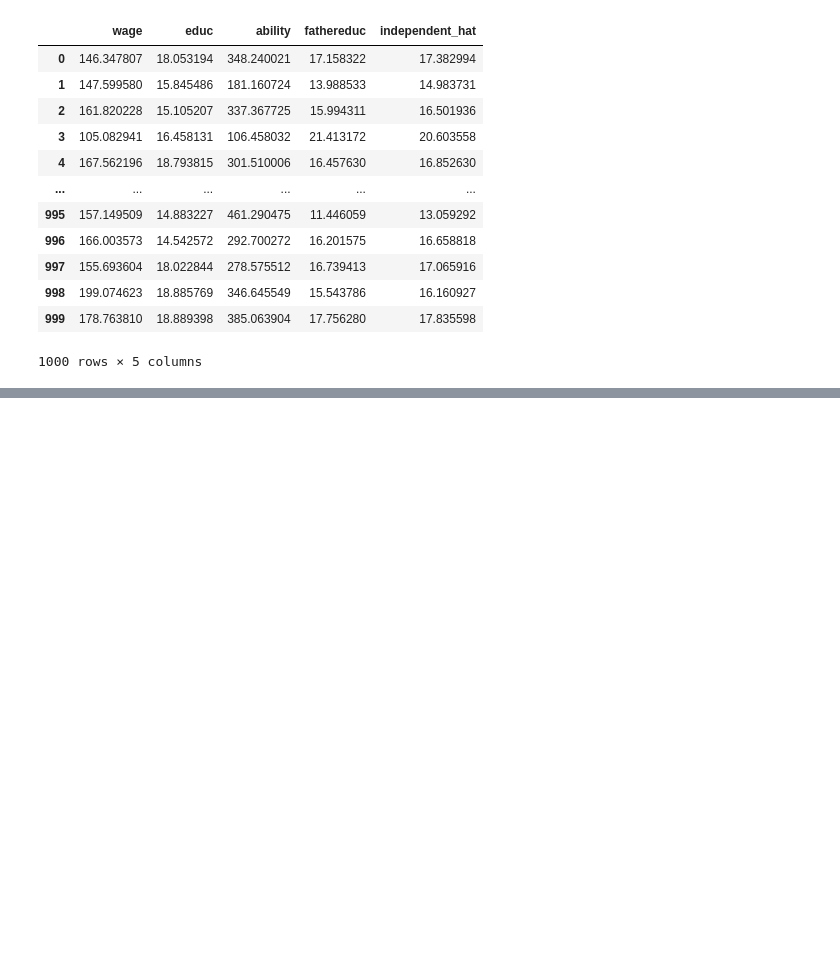
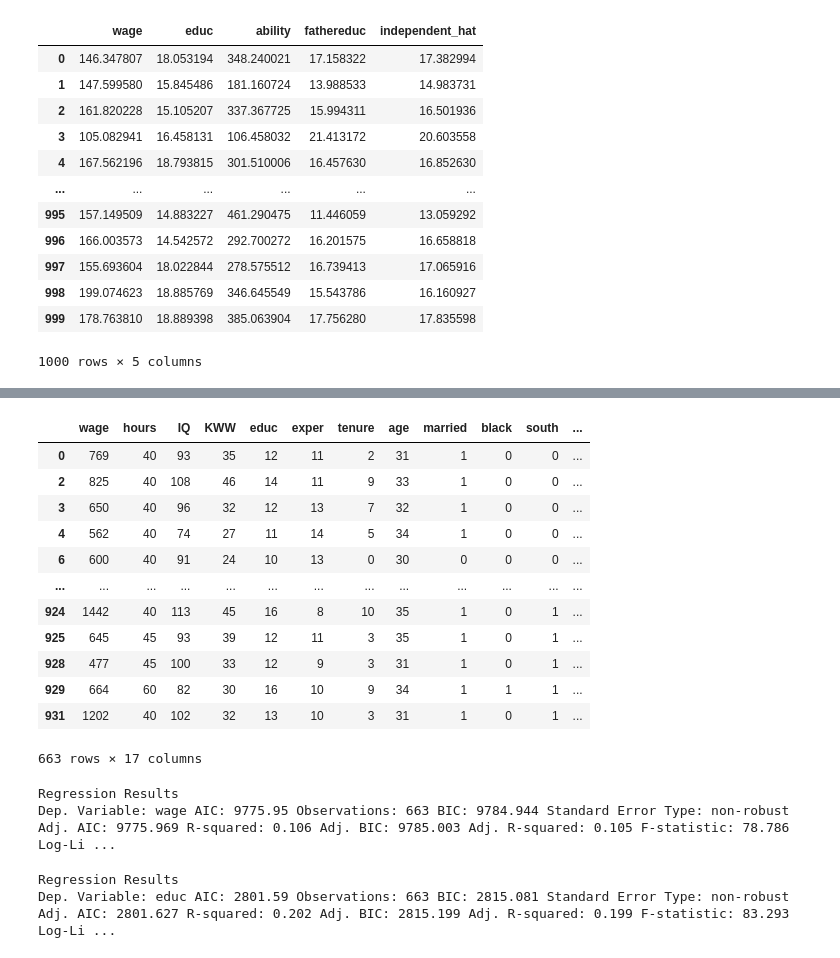
Before and after one commit to Mats-Dodd/CausalKit, a Jupyter notebook: notebooks/iv.ipynb, the cells around one changed output, grey strips where cells are left out. Saved outputs shown, nothing was run; the diff lists cells and outputs as text; code cells hidden in the pictures; blank space fills up the shorter version.

```diff
--- a/notebooks/iv.ipynb
+++ b/notebooks/iv.ipynb
@@ -148,0 +149,42 @@ Prob (F)0.00.00.00.0
+# %%
+"""Lets practice on some real data"""
+
+wage = pd.read_csv('../data/wage.csv')
+
+wage.dropna(inplace=True)
+
+wage
+# %% [output]
+|  | wage | hours | IQ | KWW | educ | exper | tenure | age | married | black | south | ... |
+| 0 | 769 | 40 | 93 | 35 | 12 | 11 | 2 | 31 | 1 | 0 | 0 | ... |
+| 2 | 825 | 40 | 108 | 46 | 14 | 11 | 9 | 33 | 1 | 0 | 0 | ... |
+| 3 | 650 | 40 | 96 | 32 | 12 | 13 | 7 | 32 | 1 | 0 | 0 | ... |
+| 4 | 562 | 40 | 74 | 27 | 11 | 14 | 5 | 34 | 1 | 0 | 0 | ... |
+| 6 | 600 | 40 | 91 | 24 | 10 | 13 | 0 | 30 | 0 | 0 | 0 | ... |
+| ... | ... | ... | ... | ... | ... | ... | ... | ... | ... | ... | ... | ... |
+| 924 | 1442 | 40 | 113 | 45 | 16 | 8 | 10 | 35 | 1 | 0 | 1 | ... |
+| 925 | 645 | 45 | 93 | 39 | 12 | 11 | 3 | 35 | 1 | 0 | 1 | ... |
+| 928 | 477 | 45 | 100 | 33 | 12 | 9 | 3 | 31 | 1 | 0 | 1 | ... |
+| 929 | 664 | 60 | 82 | 30 | 16 | 10 | 9 | 34 | 1 | 1 | 1 | ... |
+| 931 | 1202 | 40 | 102 | 32 | 13 | 10 | 3 | 31 | 1 | 0 | 1 | ... |
+663 rows × 17 columns
+# %%
+naive_model = LinReg(df = wage,
+                     outcome='wage',
+                     independent=['educ'])
+
+naive_model.summary(content_type='html')
+# %% [output]
+Regression Results
+Dep. Variable: wage AIC: 9775.95 Observations: 663 BIC: 9784.944 Standard Error Type: non-robust Adj. AIC: 9775.969 R-squared: 0.106 Adj. BIC: 9785.003 Adj. R-squared: 0.105 F-statistic: 78.786 Log-Li ...
+# %%
+"""Check for relevence of either parents education"""
+
+relevence = LinReg(df = wage,
+                     outcome='educ',
+                     independent=['meduc', 'feduc'])
+
+relevence.summary(content_type='html')
+# %% [output]
+Regression Results
+Dep. Variable: educ AIC: 2801.59 Observations: 663 BIC: 2815.081 Standard Error Type: non-robust Adj. AIC: 2801.627 R-squared: 0.202 Adj. BIC: 2815.199 Adj. R-squared: 0.199 F-statistic: 83.293 Log-Li ...
```
Also changed, not shown: parts of 8 cells of this notebook, 4 other files.
